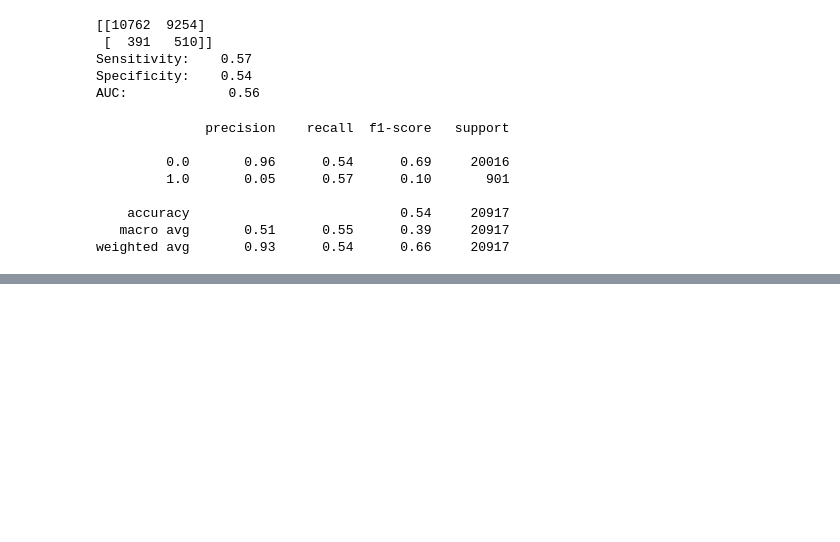
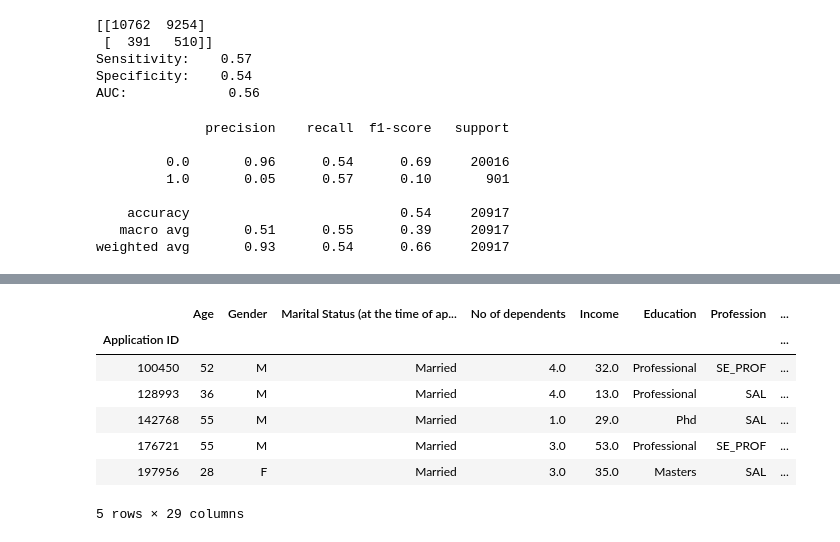
Before and after one commit to uma3010/Elective-Group-Assignment, a Jupyter notebook: Group_Assignment.ipynb, the cells around one changed output, grey strips where cells are left out. Cells and saved outputs as stored; diff of their text form; code cells hidden in the pictures; blank space fills up the shorter version.

```diff
--- a/Group_Assignment.ipynb
+++ b/Group_Assignment.ipynb
@@ -806,0 +869,6 @@ weighted avg       0.93      0.54      0.66     20917
+# %%
+DS_df_temp = DS_df.copy()
+CB_df_temp = CB_df.copy()
+# %%
+DS_df_temp = DS_df_temp.set_index('Application ID')
+CB_df_temp = CB_df_temp.set_index('Application ID')
@@ -806,0 +895,14 @@ weighted avg       0.93      0.54      0.66     20917
+# %%
+# Merge two Dataframes on index of both the dataframes
+mergedDf = DS_df_temp.merge(CB_df_temp, left_index=True, right_index=True)
+# %%
+mergedDf.head(5)
+# %% [output]
+|  | Age | Gender | Marital Status (at the time of ap... | No of dependents | Income | Education | Profession | ... |
+| Application ID |  |  |  |  |  |  |  | ... |
+| 100450 | 52 | M | Married | 4.0 | 32.0 | Professional | SE_PROF | ... |
+| 128993 | 36 | M | Married | 4.0 | 13.0 | Professional | SAL | ... |
+| 142768 | 55 | M | Married | 1.0 | 29.0 | Phd | SAL | ... |
+| 176721 | 55 | M | Married | 3.0 | 53.0 | Professional | SE_PROF | ... |
+| 197956 | 28 | F | Married | 3.0 | 35.0 | Masters | SAL | ... |
+5 rows × 29 columns
```
Also changed, not shown: parts of 18 cells of this notebook.
